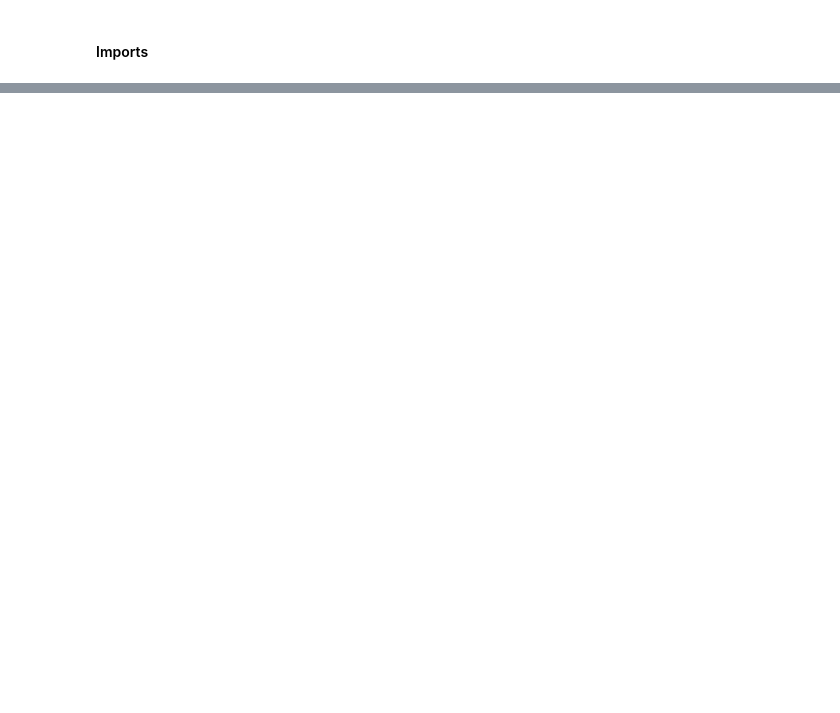
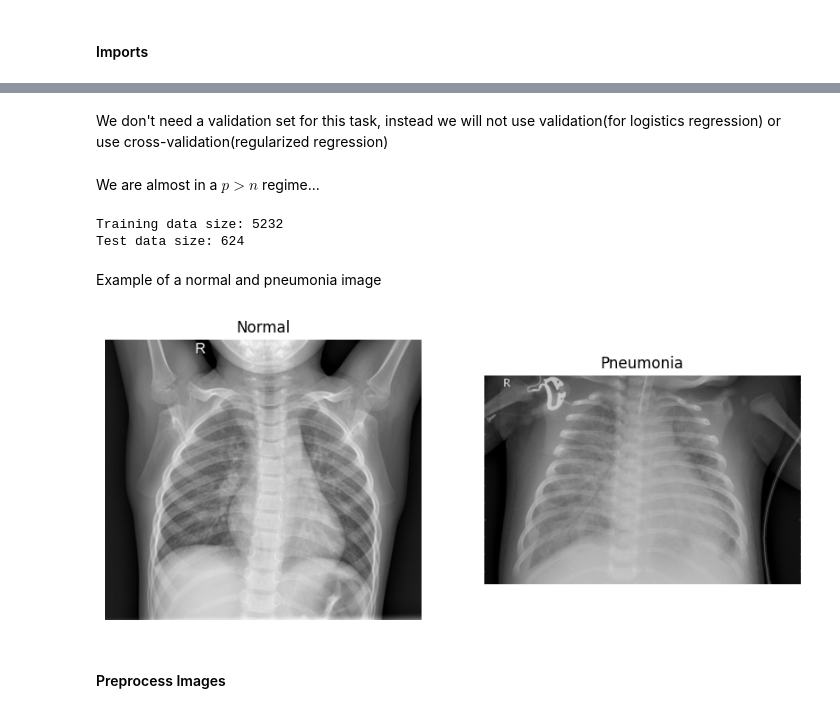
Before and after one commit to topazand/10701-project, a Jupyter notebook: 1_Linear_and_Tree_methods.ipynb, the cells around one changed output, grey strips where cells are left out. Saved outputs shown, nothing was run; the diff lists cells and outputs as text; code cells hidden in the pictures; blank space fills up the shorter version.

Commit message:
implement logistics regression, pca

```diff
--- a/1_Linear_and_Tree_methods.ipynb
+++ b/1_Linear_and_Tree_methods.ipynb
@@ -30 +26,3 @@ KeyboardInterrupt:
+# %%
+root = "./data"
 # %% [markdown]
@@ -39,0 +45,37 @@ from models import LinearModel, RegularizedLinearModel
+# %%
+data_path = os.path.join(root, "chest_xray")
+train_data, train_labels = load_data(os.path.join(data_path, "train"))
+val_data, val_labels = load_data(os.path.join(data_path, "val"))
+test_data, test_labels = load_data(os.path.join(data_path, "test"))
+# %% [markdown]
+We don't need a validation set for this task, instead we will not use validation(for logistics regression) or use cross-validation(regularized regression)
+# %%
+train_data = train_data + val_data
+train_labels = train_labels + val_labels
+# %% [markdown]
+We are almost in a $p > n$ regime...
+# %%
+print("Training data size:", len(train_data))
+print("Test data size:", len(test_data))
+# %% [output]
+Training data size: 5232
+Test data size: 624
+# %% [markdown]
+Example of a normal and pneumonia image
+# %%
+normal_example = train_data[train_labels.index(0)]
+pneumonia_example = train_data[train_labels.index(1)]
+plt.figure(figsize=(10, 5))
+plt.subplot(1, 2, 1)
+plt.imshow(normal_example, cmap="gray")
+plt.title("Normal")
+plt.axis("off")
+plt.subplot(1, 2, 2)
+plt.imshow(pneumonia_example, cmap="gray")
+plt.title("Pneumonia")
+plt.axis("off")
+plt.show()
+# %% [output]
+[figure, added]
+# %% [markdown]
+#### Preprocess Images
```
Also changed, not shown: parts of 22 cells of this notebook, 7 other files.
